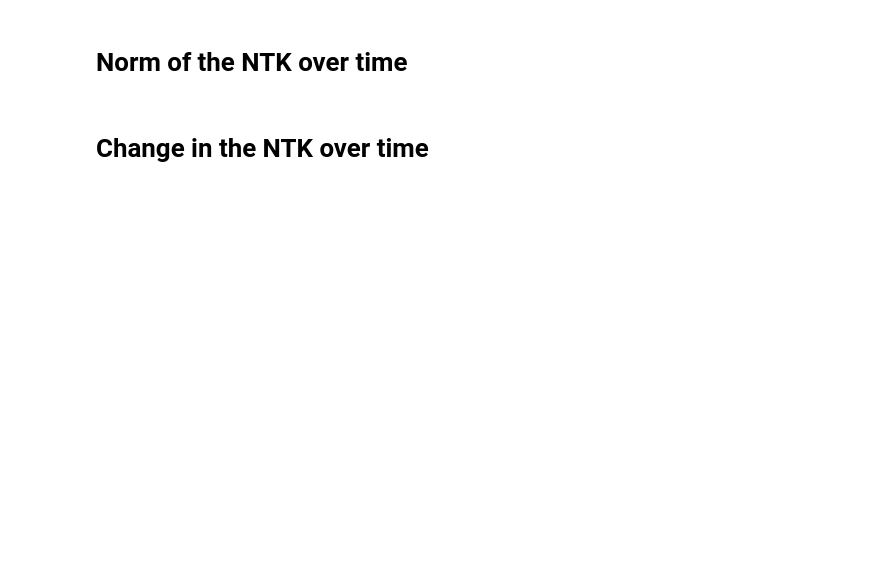
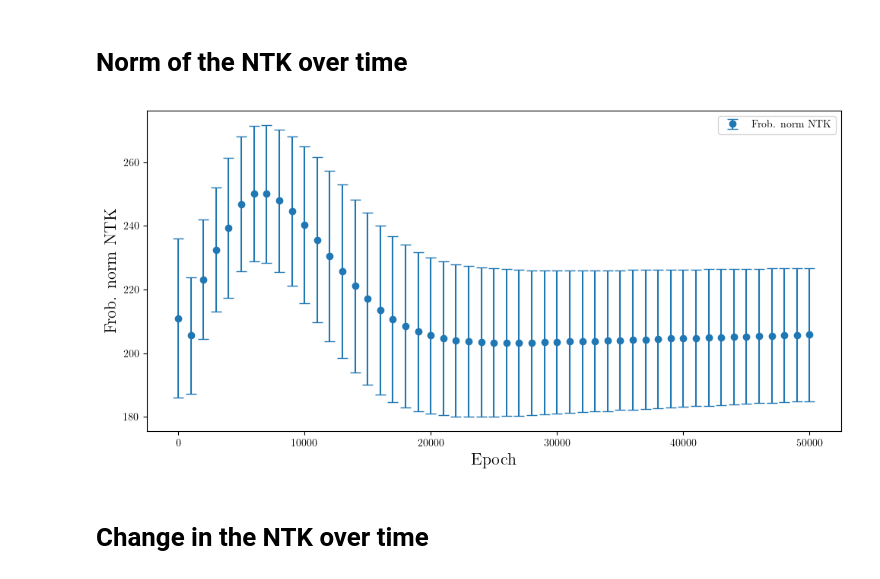
Before and after one commit to achiefa/DeepLearningTheory, a Jupyter notebook: notebooks/amedeo.ipynb, the cells around one changed output. Cells and saved outputs as stored; diff of their text form; code cells hidden in the pictures; blank space fills up the shorter version.

```diff
--- a/notebooks/amedeo.ipynb
+++ b/notebooks/amedeo.ipynb
@@ -75,17 +58,0 @@ for replica_folder in replicas_folders:
-# %%
-# Find common epochs
-# Different replicas may have different epochs, so we need to find the common ones
-common_epochs = set()
-for replica, epochs in replica_epochs_dict.items():
-  aux = set()
-  for epoch in epochs:
-    epoch_num = int(epoch.name.split('.')[0].split('_')[1])
-    aux.add(epoch_num)
-
-  if len(common_epochs) == 0:
-    common_epochs = aux
-  else:
-    common_epochs.intersection_update(aux)
-
-common_epochs = sorted(list(common_epochs))
-print(f"Common epochs: {common_epochs}")
@@ -327,28 +123,25 @@ else:
 # %% [markdown]
 # Norm of the NTK over time
 # %%
-FOLDER_NAME = "ntk_norms"
-SAVEDIR = PLOT_FOLDER / FOLDER_NAME
-SAVEDIR.mkdir(parents=False, exist_ok=True)
-
+frob_norm_time = context.frob_norm_time
 frob_means = np.array([frob.get_mean().squeeze() for frob in frob_norm_time])
 frob_stds = np.array([frob.get_std().squeeze() for frob in frob_norm_time])
 
 fig, ax = plt.subplots(1, 1, figsize=(10, 5))
 
 if PLOT_ERROR_BARS:
   ax.errorbar(common_epochs, frob_means, yerr=frob_stds, label=r'$\textrm{Frob. norm NTK}$', fmt='o', capsize=5)
 else:
   ax.plot(common_epochs, frob_means, label=r'$\textrm{Frob. norm NTK}$')
   ax.fill_between(common_epochs, frob_means - frob_stds, frob_means + frob_stds, alpha=0.5)
 
 ax.set_xlabel(r'${\rm Epoch}$', fontsize=16)
 ax.set_ylabel(r'$\textrm{Frob. norm NTK}$', fontsize=16)
 ax.legend()
 
 fig.tight_layout()
-if SAVE_PLOT:
-  fig.savefig(SAVEDIR / "NTK_norm.pdf", dpi=300)
+# %% [output]
+[figure, added]
 # %% [markdown]
 # Change in the NTK over time
 # %%
```
Also changed, not shown: parts of 41 cells of this notebook, 54 other files.
